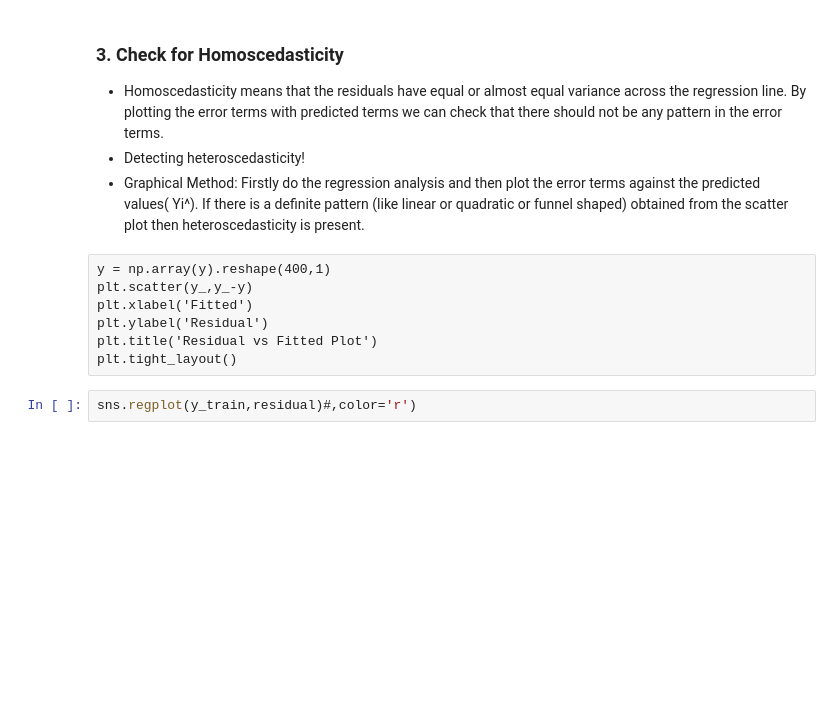
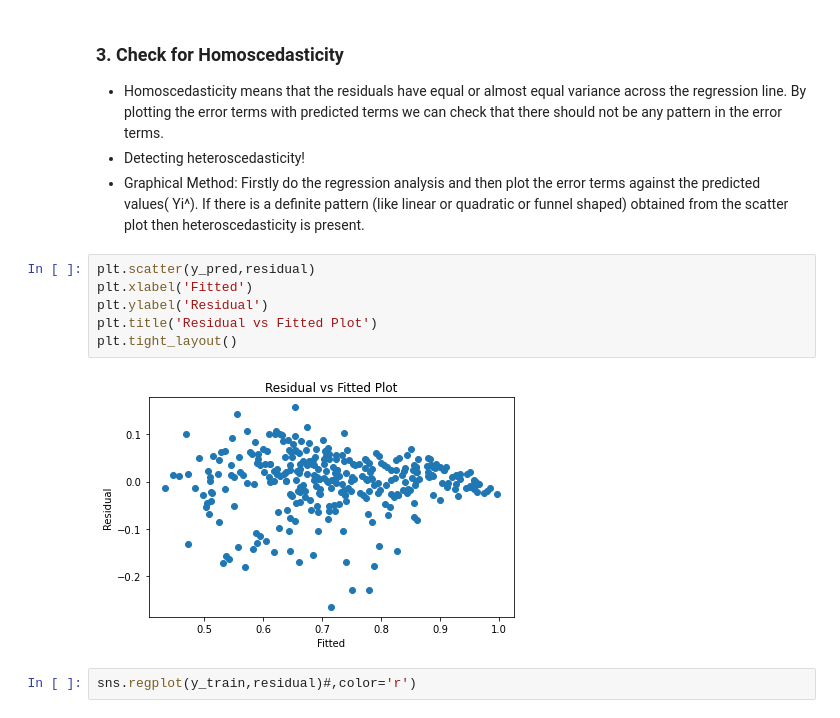
Before and after one commit to Jayesh-Chavan/Machine-Learning, a Jupyter notebook: Linear Regression/Multiple Regression.ipynb, the cells around one changed output. Saved outputs shown, nothing was run; the diff lists cells and outputs as text; blank space fills up the shorter version.

```diff
--- a/Linear Regression/Multiple Regression.ipynb
+++ b/Linear Regression/Multiple Regression.ipynb
@@ -272,13 +282,14 @@ dtype: float64
 * Homoscedasticity means that the residuals have equal or almost equal variance across the regression line. By plotting the error terms with predicted terms we can check that there should not be any pattern in the error terms.
 * Detecting heteroscedasticity!
 * Graphical Method: Firstly do the regression analysis and then plot the error terms against the predicted values( Yi^). If there is a definite pattern (like linear or quadratic or funnel shaped) obtained from the scatter plot then heteroscedasticity is present.
-# %% [raw]
-y = np.array(y).reshape(400,1)
-plt.scatter(y_,y_-y)
-plt.xlabel('Fitted')
-plt.ylabel('Residual')
-plt.title('Residual vs Fitted Plot')
-plt.tight_layout()
+# %%
+plt.scatter(y_pred,residual)
+plt.xlabel('Fitted')
+plt.ylabel('Residual')
+plt.title('Residual vs Fitted Plot')
+plt.tight_layout()
+# %% [output]
+[figure, added]
 # %%
 sns.regplot(y_train,residual)#,color='r')
 # %% [output]
```
Also changed, not shown: parts of 16 cells of this notebook.
